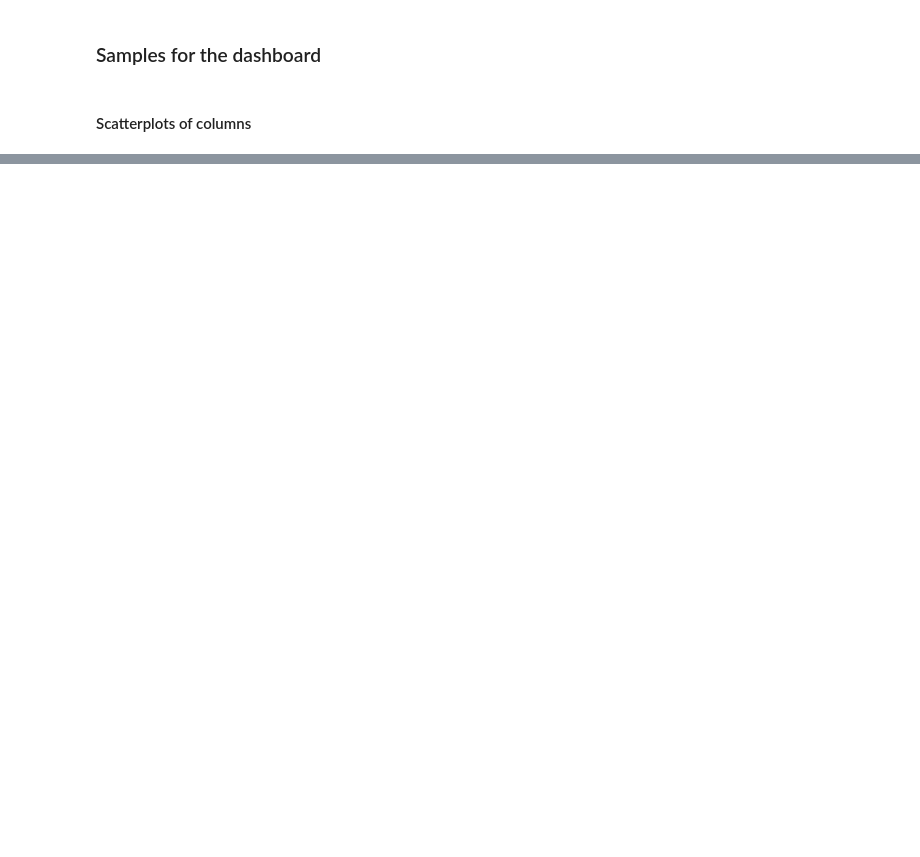
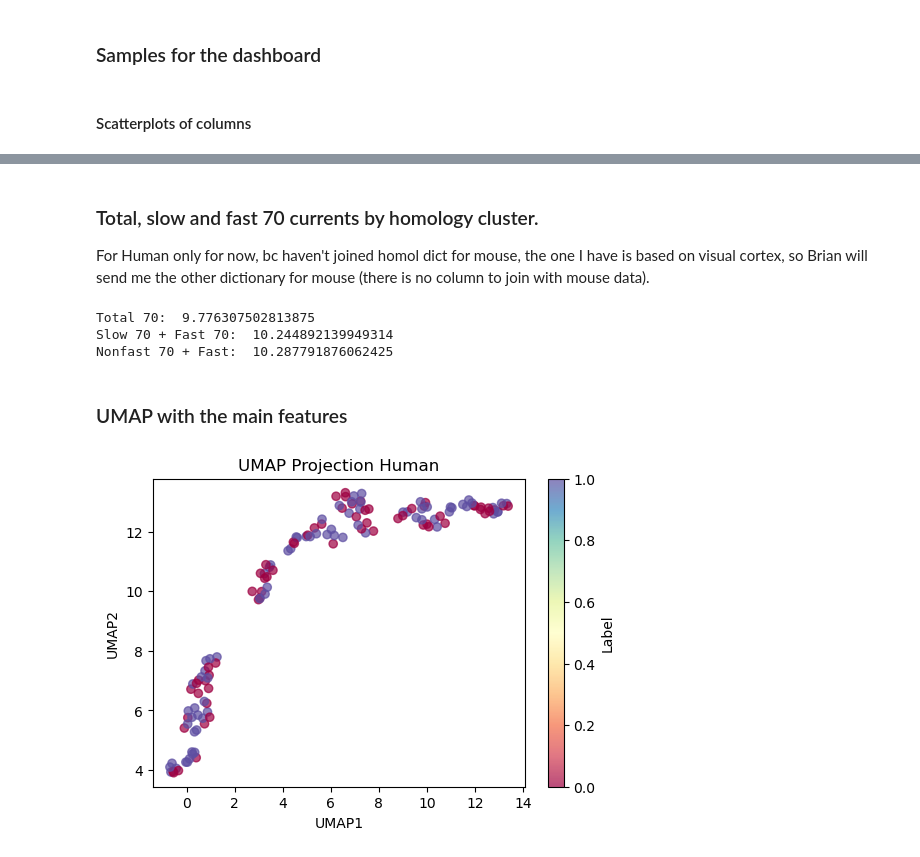
Before and after one commit to macavero/ChK, a Jupyter notebook: code/channel_data_H.ipynb, the cells around one changed output, grey strips where cells are left out. Drawn from its saved outputs; the diff is of its cells as text; code cells hidden in the pictures; blank space fills up the shorter version.

```diff
--- a/code/channel_data_H.ipynb
+++ b/code/channel_data_H.ipynb
@@ -227,0 +285,50 @@ plt.scatter(df_human['tot_70'], df_human['upstroke_downstroke_ratio_ramp'], colo
+# %% [markdown]
+### Total, slow and fast 70 currents by homology cluster.
+For Human only for now, bc haven't joined homol dict for mouse, the one I have is based on visual cortex, so Brian will send me the other dictionary for mouse (there is no column to join with mouse data).
+# %%
+print('Total 70: ', df_human['tot_70'][0])
+print('Slow 70 + Fast 70: ', df_human['slow_70'][0] + df_human['fast_70'][0])
+print('Nonfast 70 + Fast: ', df_human['nonfast_70'][0] + df_human['fast_70'][0])
+# %% [output]
+Total 70:  9.776307502813875
+Slow 70 + Fast 70:  10.244892139949314
+Nonfast 70 + Fast:  10.287791876062425
+# %% [markdown]
+### UMAP with the main features
+# %%
+import umap
+df_human['avg_isi']
+
+# Select specific feature columns
+feature_cols = ['tot_70','upstroke_downstroke_ratio_ramp', 'avg_isi', 'latency', 'tau', 'ri']
+H = df_human[feature_cols].dropna()  # Extract only the desired features
+# %%
+umap_model = umap.UMAP(
+    n_neighbors=16,
+    n_components=2,
+    random_state=42
+)
+embedding = umap_model.fit_transform(H)  # Fit and transform the data
+
+df_umap = pd.DataFrame(embedding, columns=['UMAP1', 'UMAP2'])
+# %%
+df_human_filtered = df_human.loc[df_umap.index]
+
+labels_numeric_H = pd.factorize(df_human_filtered['tree_class'])[0]
+
+
+plt.figure(figsize=(6, 4))
+plt.scatter(
+    df_umap['UMAP1'],
+    df_umap['UMAP2'],
+    c=labels_numeric_H,
+    cmap='Spectral',
+    alpha=0.7
+)
+plt.colorbar(label="Label")
+plt.xlabel("UMAP1")
+plt.ylabel("UMAP2")
+plt.title("UMAP Projection Human")
+plt.show()
+# %% [output]
+[figure, added]
```
Also changed, not shown: parts of 11 cells of this notebook, 11 other files.
